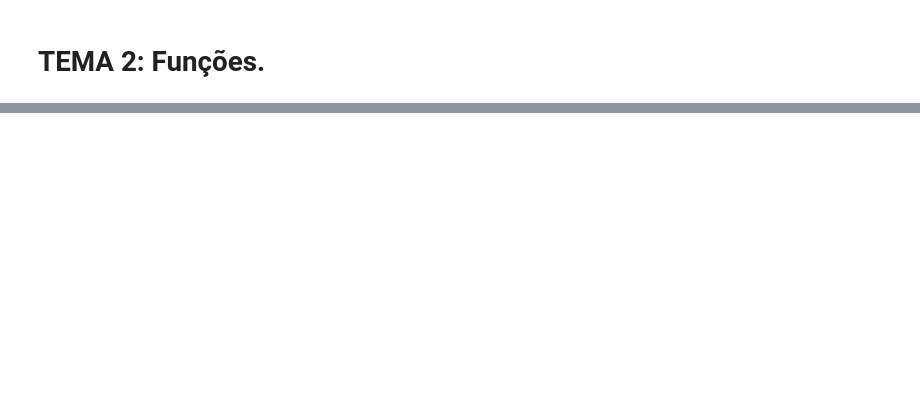
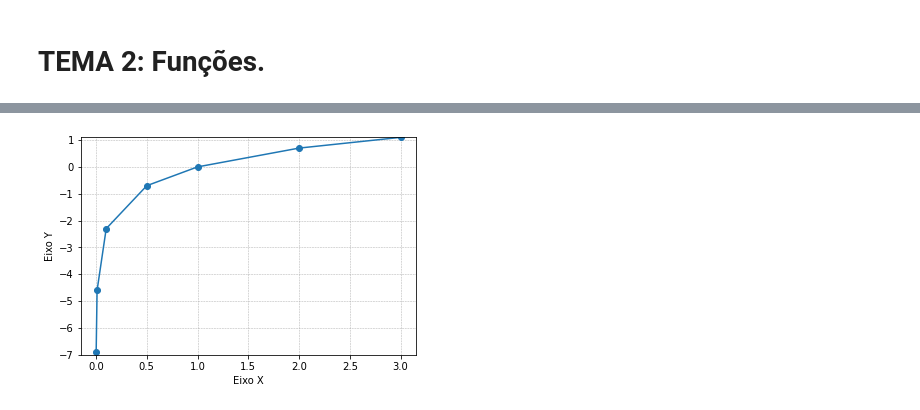
Before and after one commit to BorjaRuizReverter/LivroFisicaGeral, a Jupyter notebook: Tema2.ipynb, the cells around one changed output, grey strips where cells are left out. Cells and saved outputs as stored; diff of their text form; code cells hidden in the pictures; blank space fills up the shorter version.

```diff
--- a/Tema2.ipynb
+++ b/Tema2.ipynb
@@ -39,0 +156,30 @@ Tomemos como exemplo a função anterior: $f(x) = 2x +1$, e demos valores simple
+# %%
+# importing the required module
+import matplotlib.pyplot as plt
+
+# x axis values
+x = [0.001,0.01,0.1,0.5,1,2,3]
+# corresponding y axis values
+y = [-6.9,-4.6,-2.3,-0.7,0,0.7,1.1]
+
+# plotting the points
+plt.plot(x, y, marker='o')
+
+# naming the x axis
+plt.xlabel('Eixo X')
+# naming the y axis
+plt.ylabel('Eixo Y')
+
+# giving a title to my graph
+plt.title('')
+
+plt.grid(linestyle = '--', linewidth = 0.5)
+
+#axis limits
+#plt.xlim(-2, 4)
+plt.ylim(-7, 1.1)
+
+# function to show the plot
+plt.show()
+# %% [output]
+[figure, added]
```
Also changed, not shown: parts of 13 cells of this notebook.
